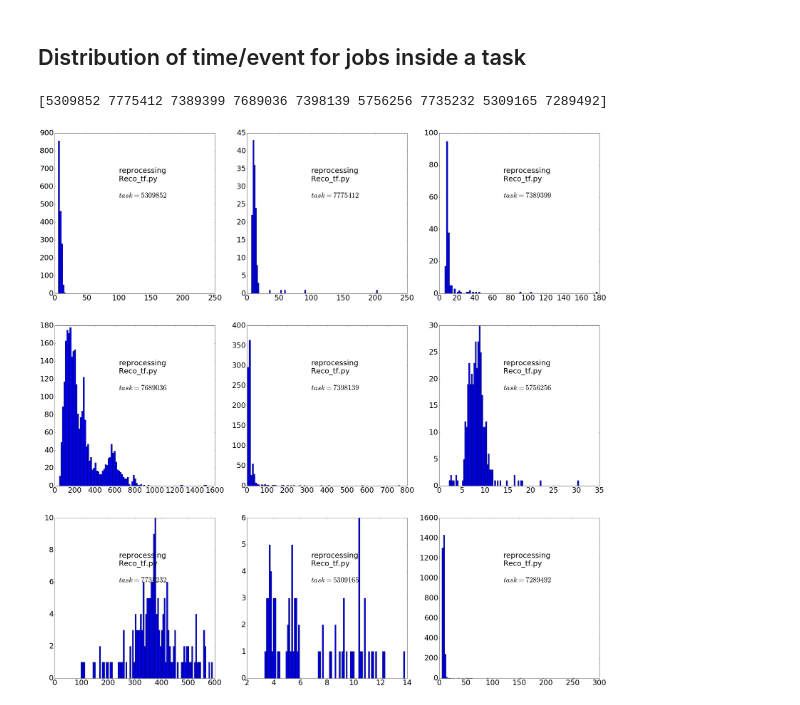
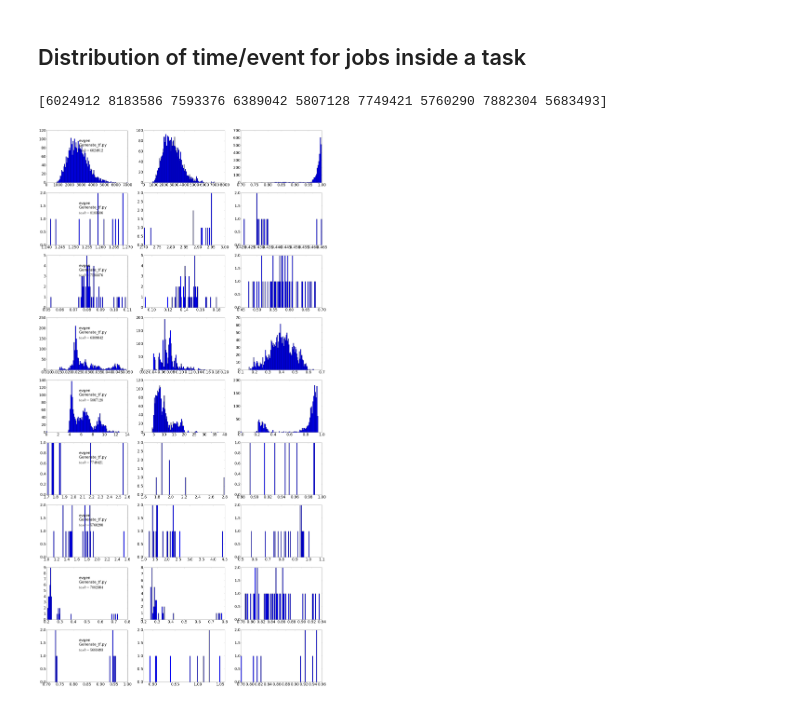
Before and after one commit to sciaba/ATLAS-CPU-time-analysis, a Jupyter notebook: Notebooks/Job_CPUtime_analysis.ipynb, the cells around one changed output. Cells and saved outputs as stored; diff of their text form; code cells hidden in the pictures.

```diff
--- a/Notebooks/Job_CPUtime_analysis.ipynb
+++ b/Notebooks/Job_CPUtime_analysis.ipynb
@@ -229,5 +247,5 @@ with open('tasks.csv', 'w') as f:
 # %%
 df = pd.read_csv('tasks.csv', dtype={'cpu_n': 'float'}, names=['jeditaskid', 'processingtype', 'transformation', 'atlrel',
                                                                'njobs', 'cpuevt_avg', 'cpuevt_rms', 'wallevt_avg',
-                                                               'wallevt_rms', 'cpu', 'wc', 'cpu_n', 'cores', 'jevts'])
+                                                               'wallevt_rms', 'cpu', 'wc', 'cpu_n', 'cores', 'jevts', 'eff'])
 # %%
@@ -302,7 +340,7 @@ for (p, t), g in grouped:
         continue
     mean = g[var].mean()
     std = g[var].std()
-    range = [0., mean + std * 15]
+    range = [0., mean + std * 6]
     sp = plt.subplot(3, 3, i)
     g[var].hist(bins=100, range=range, log=True)
     t_x = lambda x: sp.get_xlim()[0] + (sp.get_xlim()[1] - sp.get_xlim()[0]) * x
@@ -353,8 +391,8 @@ for (p, t), g in grouped:
 # %% [markdown]
 ## Distribution of time/event for jobs inside a task
 # %%
-ptype = 'reprocessing'
-trans = 'Reco_tf.py'
+ptype = 'evgen'
+trans = 'Generate_tf.py'
 
 # Find JEDI task with given parameters
 tasks = grouped.get_group((ptype, trans))
@@ -364,43 +402,53 @@ a = tasks_sorted['jeditaskid'].iloc[0:10000].values[:]
 random_task = np.random.choice(a, 9)
 print random_task
 # %% [output]
-[5309852 7775412 7389399 7689036 7398139 5756256 7735232 5309165 7289492]
+[6024912 8183586 7593376 6389042 5807128 7749421 5760290 7882304 5683493]
 # %%
-fig2 = plt.figure(figsize=(40,40))
+fig2 = plt.figure(figsize=(40,80))
 plt.rcParams.update({'font.size': 30})
 i = 1
 for t in random_task:
     s = {
         "size": 3000,
-        "_source": ["cpuconsumptiontime", "nevents"],
+        "_source": ["cpuconsumptiontime", "wall_time", "corecount", "nevents"],
         "query": {
             "filtered": {
                 "filter": {
                     "bool": {
                         "must": [
                             { "match": { "jeditaskid": str(t)}},
                             { "range": {"nevents": {"gte": 1}}},
                             { "match": {"jobstatus": "finished"}}
                         ]
                     }
                 }
             }
         }
     }
     res = es.search(index=ind, body=s)
-    times = list()
+    cputimes = list()
+    wctimes = list()
+    effs = list()
     for h in res['hits']['hits']:
         vars = h['_source']
         cpuevt = vars['cpuconsumptiontime'] / vars['nevents']
-        times.append(cpuevt)
+        wcevt = vars['wall_time'] * vars['corecount'] / vars['nevents']
+        eff = vars['cpuconsumptiontime'] / vars['wall_time'] / vars['corecount']
+        cputimes.append(cpuevt)
+        wctimes.append(wcevt)
+        effs.append(eff)
 
-    sp = plt.subplot(3, 3, i)
-    plt.hist(times, bins=100, range=None)
+    sp = plt.subplot(9, 3, i)
+    plt.hist(cputimes, bins=100, range=None)
     t_x = lambda x: sp.get_xlim()[0] + (sp.get_xlim()[1] - sp.get_xlim()[0]) * x
     t_y = lambda x: sp.get_ylim()[0] + (sp.get_ylim()[1] - sp.get_ylim()[0]) * x
     plt.text(t_x(0.4), t_y(.7), ptype+'\n'+trans)
     stats = r'$task=%d$' % (t)
     plt.text(t_x(.4), t_y(.6), stats)
-    i += 1
+    sp = plt.subplot(9, 3, i+1)
+    plt.hist(wctimes, bins=100, range=None)
+    sp = plt.subplot(9, 3, i+2)
+    plt.hist(effs, bins=100, range=None)
+    i += 3
 # %% [output]
-[figure, old version]
+[figure, new version]
```
Also changed, not shown: parts of 12 cells of this notebook.
